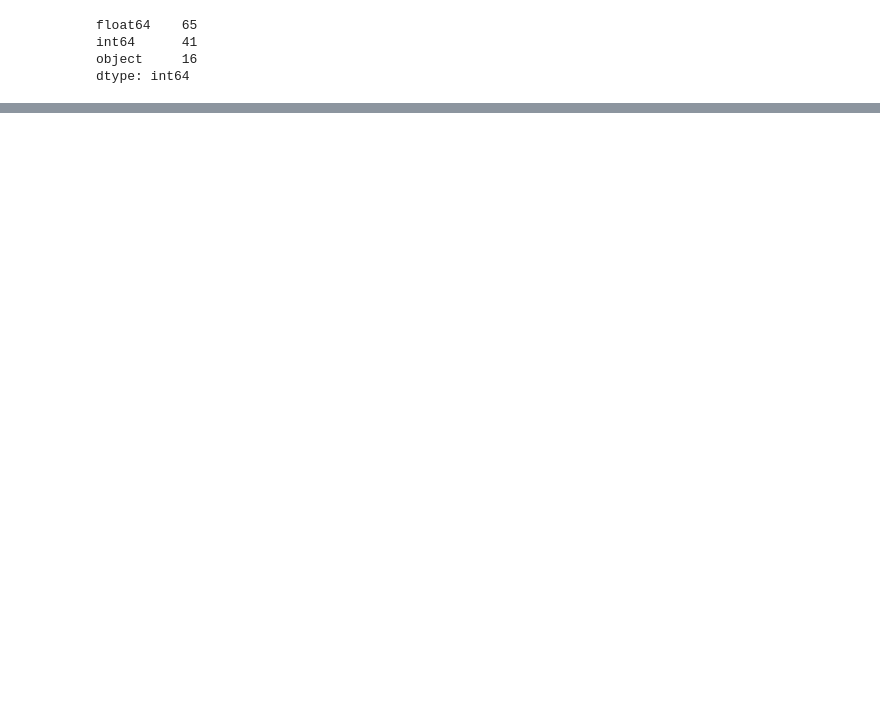
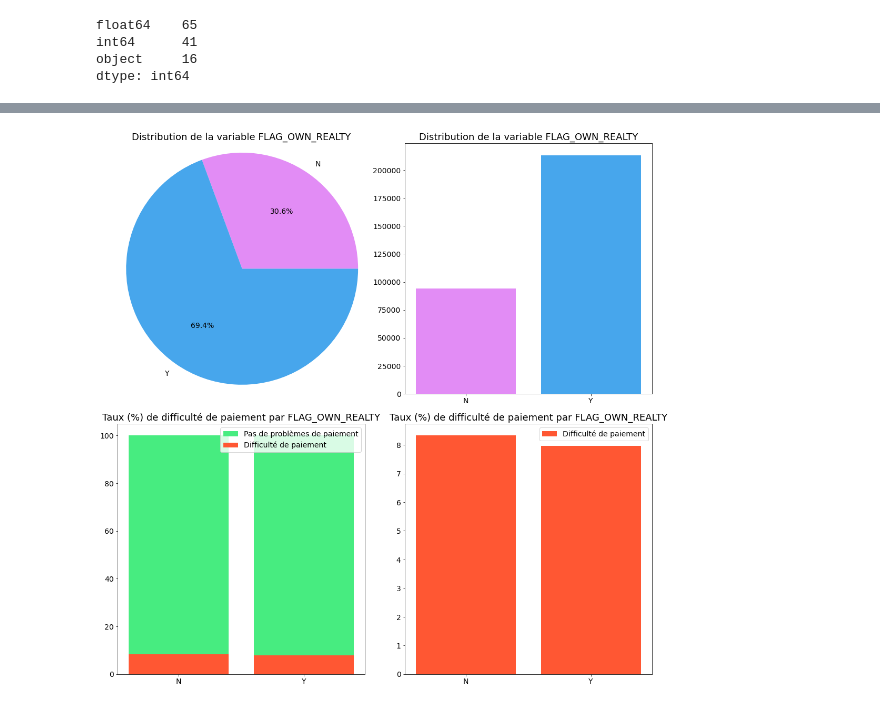
Before and after one commit to alexprvt/Projet7, a Jupyter notebook: P7_Exploration_Modelisation.ipynb, the cells around one changed output, grey strips where cells are left out. Saved outputs shown, nothing was run; the diff lists cells and outputs as text; code cells hidden in the pictures; blank space fills up the shorter version.

```diff
--- a/P7_Exploration_Modelisation.ipynb
+++ b/P7_Exploration_Modelisation.ipynb
@@ -631,0 +303,4 @@ submit.to_csv('log_reg_baseline.csv', index = False)
+# %%
+categ_var_plots(app_train, 'FLAG_OWN_REALTY')
+# %% [output]
+[figure, added]
```
Also changed, not shown: parts of 118 cells of this notebook.
